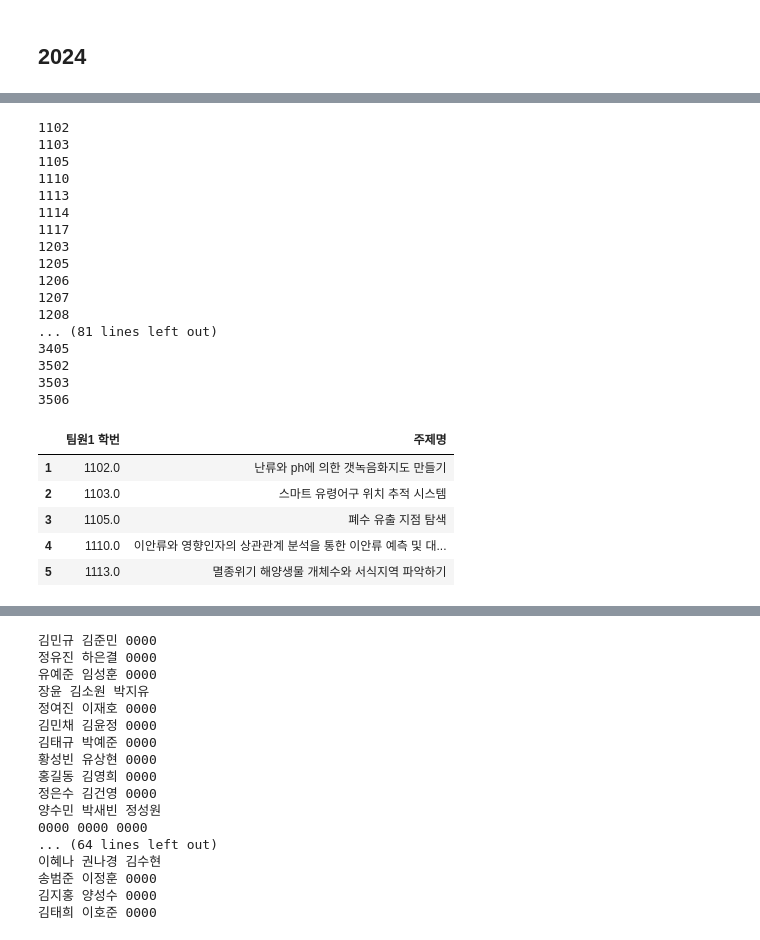
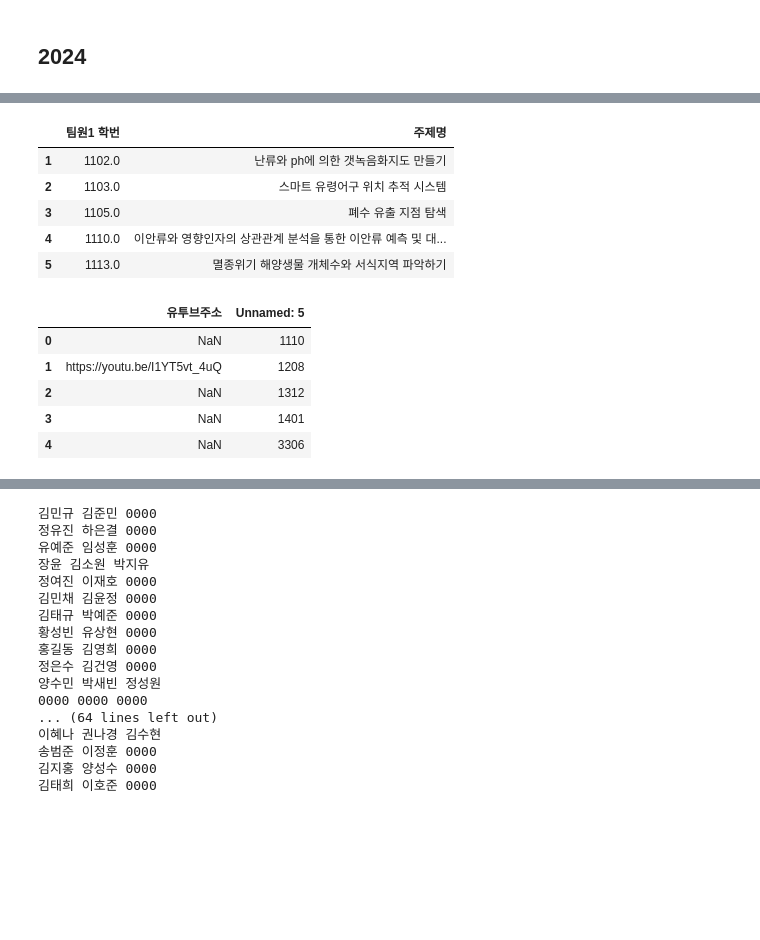
Before and after one commit to hwan809/Ocean-ChatBot, a Jupyter notebook: prepro.ipynb, the cells around one changed output, grey strips where cells are left out. Saved outputs shown, nothing was run; the diff lists cells and outputs as text; code cells hidden in the pictures; blank space fills up the shorter version.

```diff
--- a/prepro.ipynb
+++ b/prepro.ipynb
@@ -289,34 +289,38 @@ df24_1.drop(df24_1.columns[1:7],axis=1,inplace=True)
 for i in range(df24_1.shape[0]):
     teamname = str(int(df24_1.iloc[i, 0]))
     projectname = df24_1.iloc[i, 1]
-    print(teamname)
     df24.loc[df24[f'팀원1학번'] == teamname, '주제명'] = projectname
 
 df24_1.head()
 # %% [output]
-1102
-1103
-1105
-1110
-1113
-1114
-1117
-1203
-1205
-1206
-1207
-1208
-... (81 lines left out)
-3405
-3502
-3503
-3506
 |  | 팀원1 학번 | 주제명 |
 | 1 | 1102.0 | 난류와 ph에 의한 갯녹음화지도 만들기 |
 | 2 | 1103.0 | 스마트 유령어구 위치 추적 시스템 |
 | 3 | 1105.0 | 폐수 유출 지점 탐색 |
 | 4 | 1110.0 | 이안류와 영향인자의 상관관계 분석을 통한 이안류 예측 및 대... |
 | 5 | 1113.0 | 멸종위기 해양생물 개체수와 서식지역 파악하기 |
+# %%
+df24_2 = pd.read_excel('./data/2024_2.xlsx', sheet_name = '팀별',usecols=[i + 2 for i in range(14)], skiprows=3, nrows=96)
+
+# #df24 = df24.rename(columns={'섹션\n번호': '팀 코드'})
+df24_2.drop(df24_2.columns[1:3],axis=1,inplace=True)
+df24_2.drop(df24_2.columns[2:],axis=1,inplace=True)
+
+for i in range(df24_2.shape[0]):
+    num = str(int(df24_2.iloc[i, 1]))
+    youtubelink = df24_2.iloc[i, 0]
+    df24.loc[df24[f'팀원1학번'] == num, 'YOUTUBE 영상 주소'] = youtubelink
+    if df24.loc[df24[f'팀원1학번'] == num].empty:
+        df24.loc[df24[f'팀원2학번'] == num, 'YOUTUBE 영상 주소'] = youtubelink
+
+df24_2.head()
+# %% [output]
+|  | 유투브주소 | Unnamed: 5 |
+| 0 | NaN | 1110 |
+| 1 | https://youtu.be/I1YT5vt_4uQ | 1208 |
+| 2 | NaN | 1312 |
+| 3 | NaN | 1401 |
+| 4 | NaN | 3306 |
 # %%
 df24
 # %% [output]
```
Also changed, not shown: parts of 4 cells of this notebook, 1 other file.
